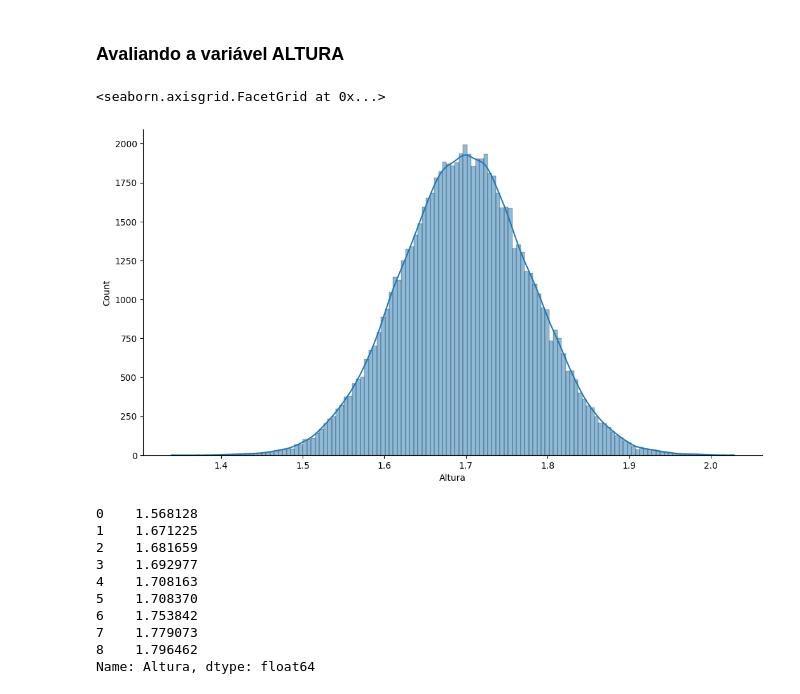
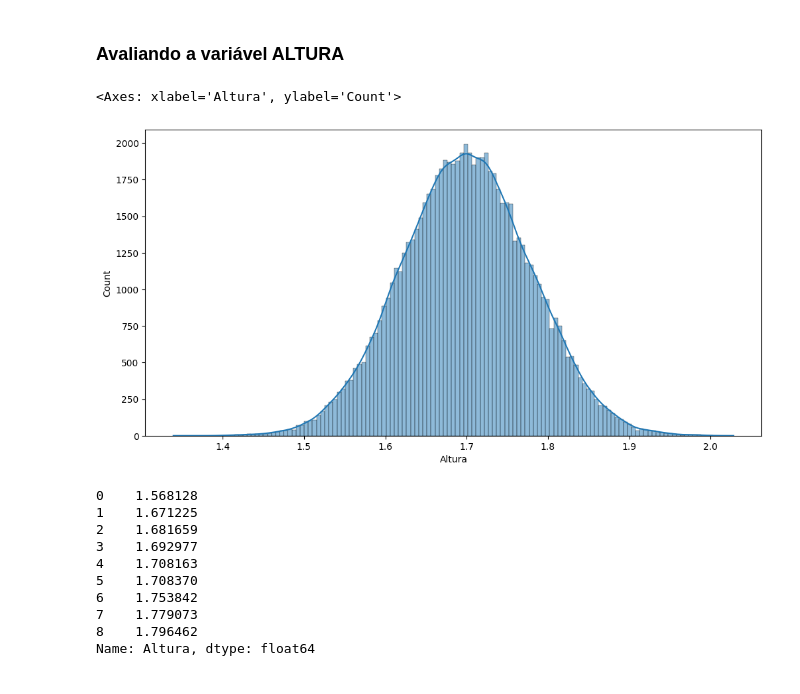
Before and after one commit to arthur-pulini/Estat-sica-com-python, a Jupyter notebook: Curso de Estatística/Curso_de_Estatística_Parte_1.ipynb, the cells around one changed output. Cells and saved outputs as stored; diff of their text form; code cells hidden in the pictures.

```diff
--- a/Curso de Estatística/Curso_de_Estatística_Parte_1.ipynb
+++ b/Curso de Estatística/Curso_de_Estatística_Parte_1.ipynb
@@ -857,12 +857,12 @@ True
 # %% [markdown]
 ### Avaliando a variável ALTURA
 # %%
-ax = sns.displot(dados.Altura, kde = True)
+ax = sns.histplot(dados.Altura, kde = True)
 ax.figure.set_size_inches(12, 6)
 ax
 # %% [output]
-<seaborn.axisgrid.FacetGrid at 0x...>
+<Axes: xlabel='Altura', ylabel='Count'>
-[figure, old version]
+[figure, new version]
 # %%
 moda = dados.Altura.mode()
 moda
```
Also changed, not shown: parts of 9 cells of this notebook.
